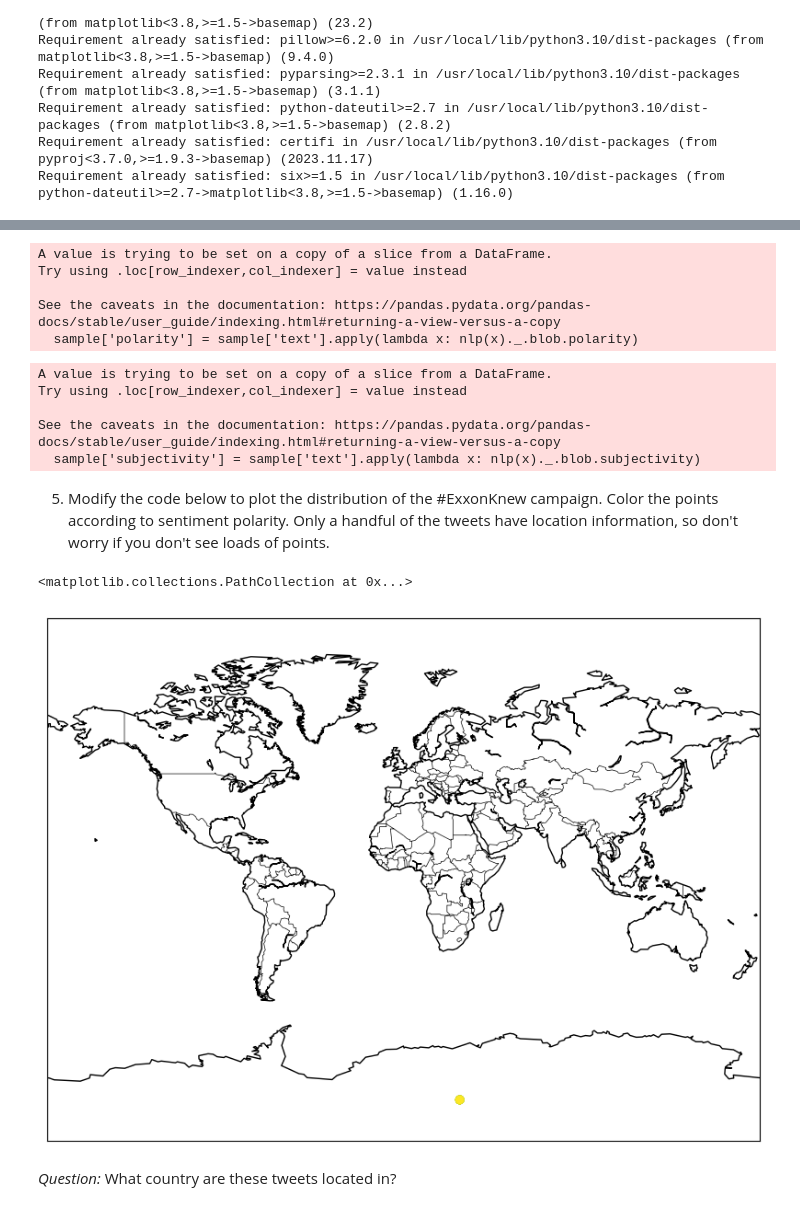
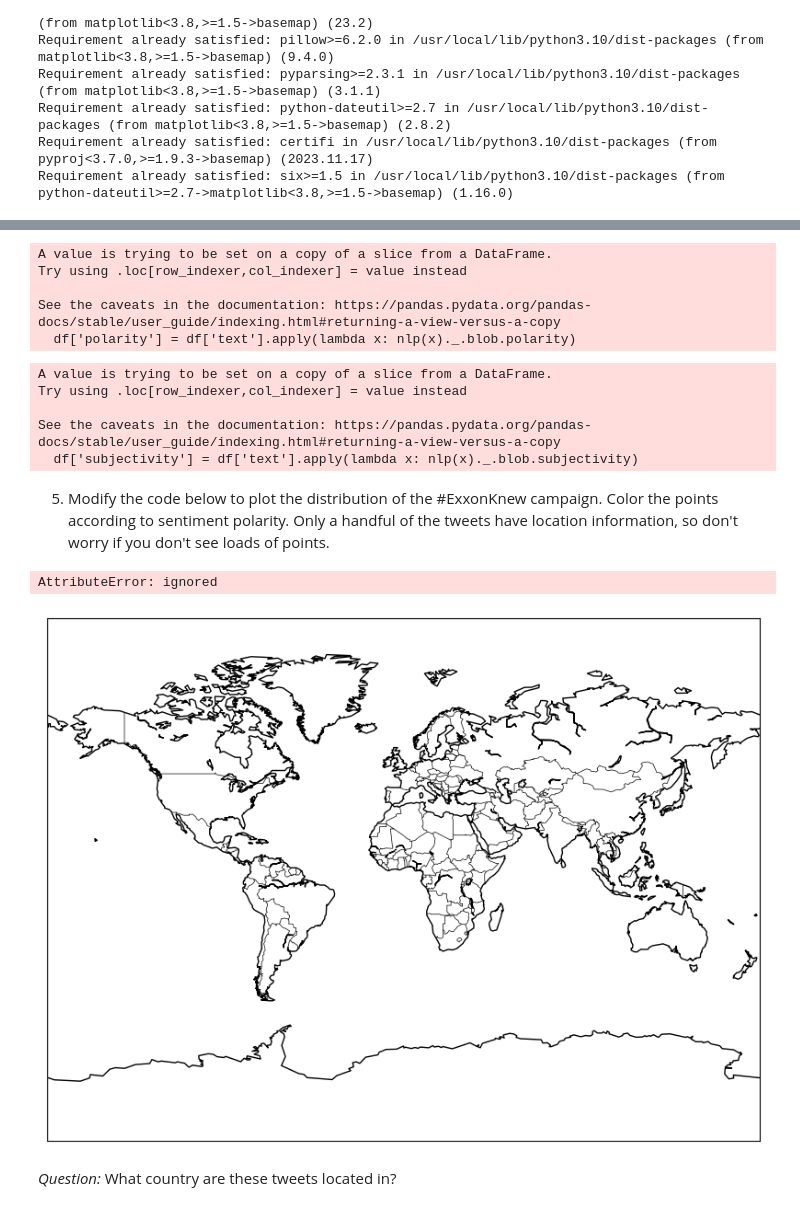
Before and after one commit to Kelvinpan11/QM2, a Jupyter notebook: notebooks/W04. Natural Language Processing.ipynb, the cells around one changed output, grey strips where cells are left out. Drawn from its saved outputs; the diff is of its cells as text; code cells hidden in the pictures.

```diff
--- a/notebooks/W04. Natural Language Processing.ipynb
+++ b/notebooks/W04. Natural Language Processing.ipynb
@@ -615,9 +615,10 @@ import spacy
 from textblob import TextBlob
 !curl https://storage.googleapis.com/qm2/wk4/Exxon_tweets_clean.csv -o data/wk4/Exxon_tweets_clean.csv
 tweets=pd.read_csv('data/wk4/Exxon_tweets_clean.csv')
-
+tweets
 sample = tweets.head(1000)
 sample
+df = sample
 # %% [output]
   % Total    % Received % Xferd  Average Speed   Time    Time     Time  Current
                                  Dload  Upload   Total   Spent    Left  Speed
@@ -638,19 +626,19 @@ sample
 # %%
-sample['polarity'] = sample['text'].apply(lambda x: nlp(x)._.blob.polarity)
+df['polarity'] = df['text'].apply(lambda x: nlp(x)._.blob.polarity)
 # %% [output]
 A value is trying to be set on a copy of a slice from a DataFrame.
 Try using .loc[row_indexer,col_indexer] = value instead
 
 See the caveats in the documentation: https://pandas.pydata.org/pandas-docs/stable/user_guide/indexing.html#returning-a-view-versus-a-copy
-  sample['polarity'] = sample['text'].apply(lambda x: nlp(x)._.blob.polarity)
+  df['polarity'] = df['text'].apply(lambda x: nlp(x)._.blob.polarity)
 # %%
-sample['subjectivity'] = sample['text'].apply(lambda x: nlp(x)._.blob.subjectivity)
+df['subjectivity'] = df['text'].apply(lambda x: nlp(x)._.blob.subjectivity)
 # %% [output]
 A value is trying to be set on a copy of a slice from a DataFrame.
 Try using .loc[row_indexer,col_indexer] = value instead
 
 See the caveats in the documentation: https://pandas.pydata.org/pandas-docs/stable/user_guide/indexing.html#returning-a-view-versus-a-copy
-  sample['subjectivity'] = sample['text'].apply(lambda x: nlp(x)._.blob.subjectivity)
+  df['subjectivity'] = df['text'].apply(lambda x: nlp(x)._.blob.subjectivity)
 # %%
 sample_filtered = sample[(sample['subjectivity'] >= 0.5) & (sample['polarity'] >= 0)]
 # %% [markdown]
@@ -658,21 +646,21 @@ sample_filtered = sample[(sample['subjectivity'] >= 0.5) & (sample['polarity'] >
 # %%
 import matplotlib.pyplot as plt
 from mpl_toolkits.basemap import Basemap
 
 map = Basemap(projection='mill')
 
 map.drawcountries()
 map.drawcoastlines()
 
 map.scatter(
-      x=sample['longitude'].values,
-      y=sample['latitude'].values,
-      c=sample['polarity'].values,
+      y = df['latitude'].tolist(),
+      x = df['longitude'].tolist(),
+      colors = df['polarity'].tolist(),
       latlon=True,
       vmin=-1,
       vmax=0)
 # %% [output]
-<matplotlib.collections.PathCollection at 0x...>
+AttributeError: ignored
-[figure, old version]
+[figure, new version]
 # %% [markdown]
 *Question:* What country are these tweets located in?
```
Also changed, not shown: parts of 1 cell of this notebook.
